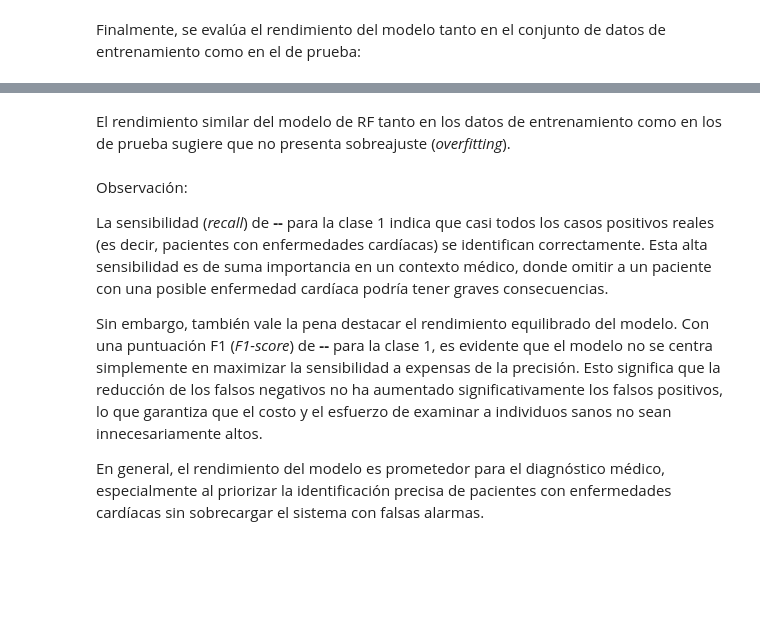
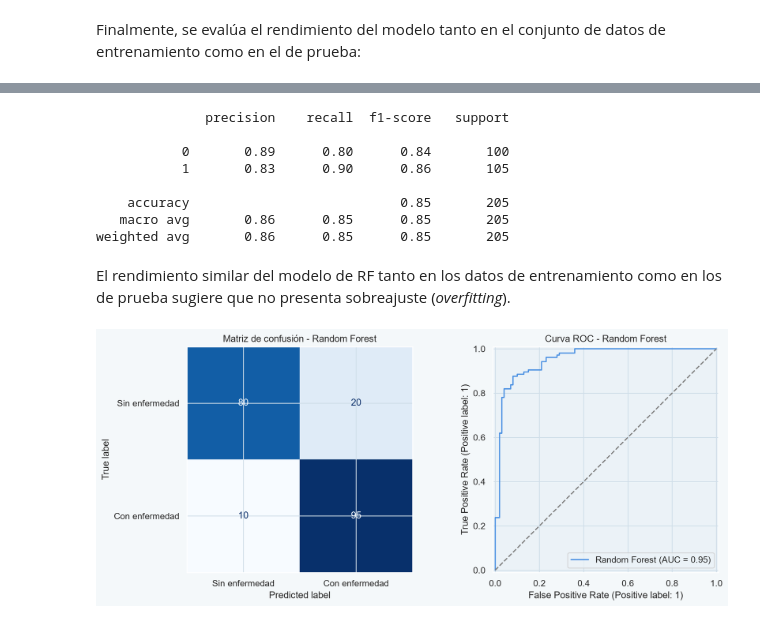
Before and after one commit to david-ramirezl/deteccion-riesgo-cardiovascular, a Jupyter notebook: notebooks/deteccion_riesgo_cardiovascular.ipynb, the cells around one changed output, grey strips where cells are left out. Saved outputs shown, nothing was run; the diff lists cells and outputs as text; code cells hidden in the pictures; blank space fills up the shorter version.

```diff
--- a/notebooks/deteccion_riesgo_cardiovascular.ipynb
+++ b/notebooks/deteccion_riesgo_cardiovascular.ipynb
@@ -690,7 +885,8 @@ grid_parametros_rf = {
     'clasificador__max_depth': [2, 3, 4],
     'clasificador__min_samples_split': [2, 3, 4, 5],
     'clasificador__min_samples_leaf': [1, 2, 3],
-    'clasificador__bootstrap': [True, False]
+    'clasificador__bootstrap': [True, False],
+    'clasificador__class_weight': [None, 'balanced']
 }
 # %%
 # Uso de la función ajustar_hiperparametros_clf para obtener el mejor estimador
@@ -707,13 +915,18 @@ print(classification_report(y_train, mejor_rf.predict(X_train)))
 # %%
 # Evaluar el modelo optimizado en los datos de prueba
 print(classification_report(y_test, mejor_rf.predict(X_test)))
+# %% [output]
+              precision    recall  f1-score   support
+
+           0       0.89      0.80      0.84       100
+           1       0.83      0.90      0.86       105
+
+    accuracy                           0.85       205
+   macro avg       0.86      0.85      0.85       205
+weighted avg       0.86      0.85      0.85       205
 # %% [markdown]
 El rendimiento similar del modelo de RF tanto en los datos de entrenamiento como en los de prueba sugiere que no presenta sobreajuste (*overfitting*).
-# %% [markdown]
-Observación:
-
-La sensibilidad (*recall*) de **--** para la clase 1 indica que casi todos los casos positivos reales (es decir, pacientes con enfermedades cardíacas) se identifican correctamente. Esta alta sensibilidad es de suma importancia en un contexto médico, donde omitir a un paciente con una posible enfermedad cardíaca podría tener graves consecuencias.
-
-Sin embargo, también vale la pena destacar el rendimiento equilibrado del modelo. Con una puntuación F1 (*F1-score*) de **--** para la clase 1, es evidente que el modelo no se centra simplemente en maximizar la sensibilidad a expensas de la precisión. Esto significa que la reducción de los falsos negativos no ha aumentado significativamente los falsos positivos, lo que garantiza que el costo y el esfuerzo de examinar a individuos sanos no sean innecesariamente altos.
-
-En general, el rendimiento del modelo es prometedor para el diagnóstico médico, especialmente al priorizar la identificación precisa de pacientes con enfermedades cardíacas sin sobrecargar el sistema con falsas alarmas.
+# %%
+visualizar_resultados(mejor_rf, X_test, y_test, 'Random Forest')
+# %% [output]
+[figure, added]
```
Also changed, not shown: parts of 66 cells of this notebook, 1 other file.
